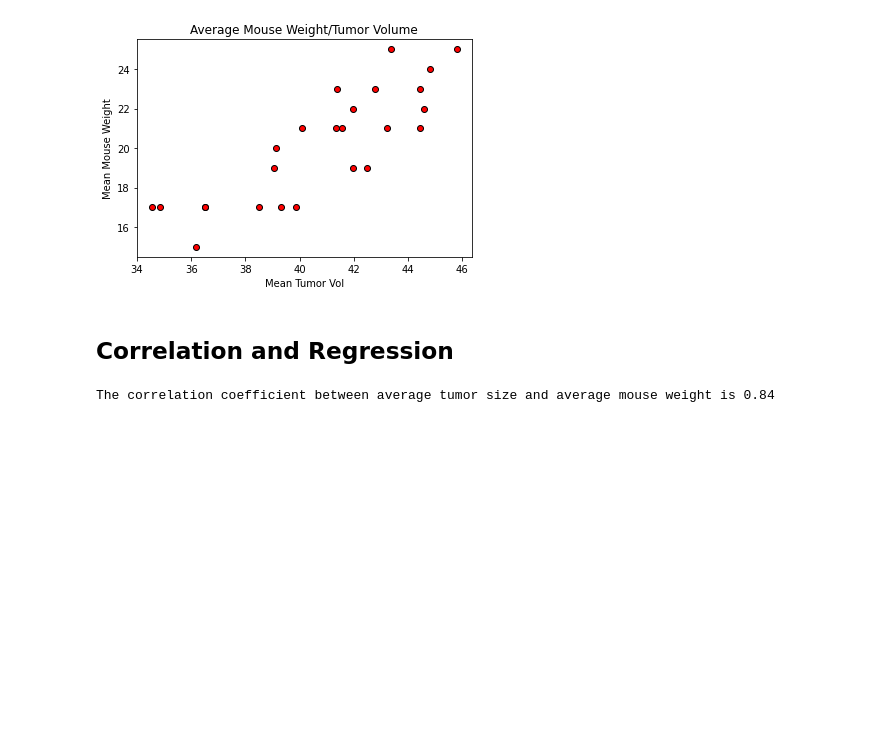
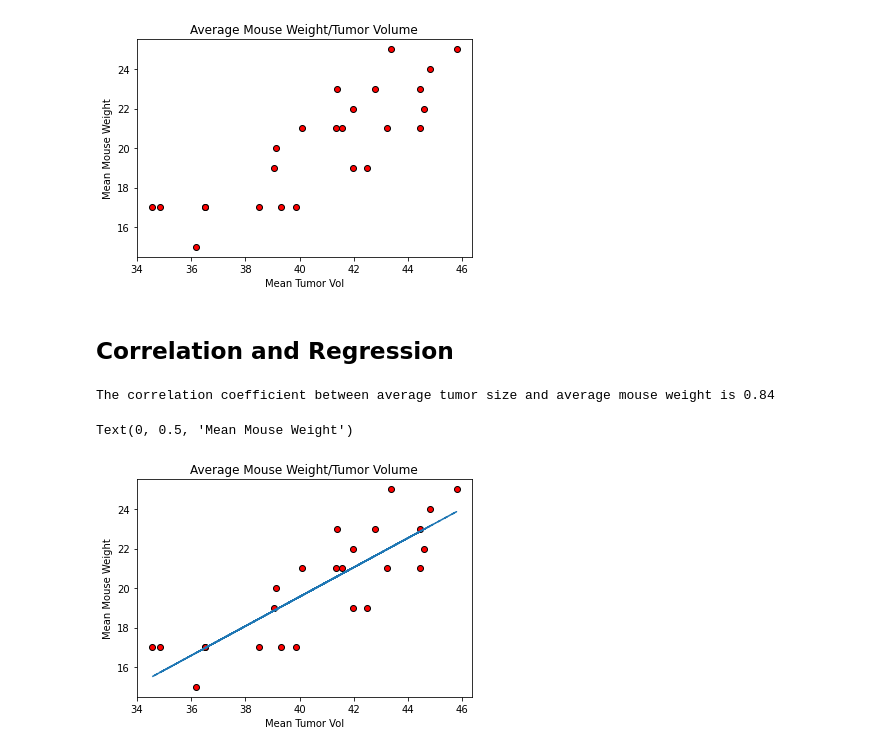
Before and after one commit to ahowellgates/Matplotlib-Challenge, a Jupyter notebook: matplotlib_gates.ipynb, the cells around one changed output. Saved outputs shown, nothing was run; the diff lists cells and outputs as text; code cells hidden in the pictures; blank space fills up the shorter version.

Commit message:
regression

```diff
--- a/matplotlib_gates.ipynb
+++ b/matplotlib_gates.ipynb
@@ -660,8 +657,17 @@ The correlation coefficient between average tumor size and average mouse weight
+# %%
+
+#calculate linear regression model
+mouse_slope, mouse_int, mouse_r, mouse_p, mouse_std_err = st.linregress(mean_capo, weight_capo)
+
+mouse_fit = mouse_slope * mean_capo + mouse_int
 # %%
 #print plot with regression line
 
 plt.scatter(mean_capo, weight_capo, marker="o", facecolors="red", edgecolors="black")
-plt.plot(year,vc_fit,"--")
+plt.plot(mean_capo,mouse_fit,"--")
 plt.title("Average Mouse Weight/Tumor Volume")
 plt.xlabel("Mean Tumor Vol")
 plt.ylabel("Mean Mouse Weight")
+# %% [output]
+Text(0, 0.5, 'Mean Mouse Weight')
+[figure, added]
```
Also changed, not shown: parts of 1 cell of this notebook.
